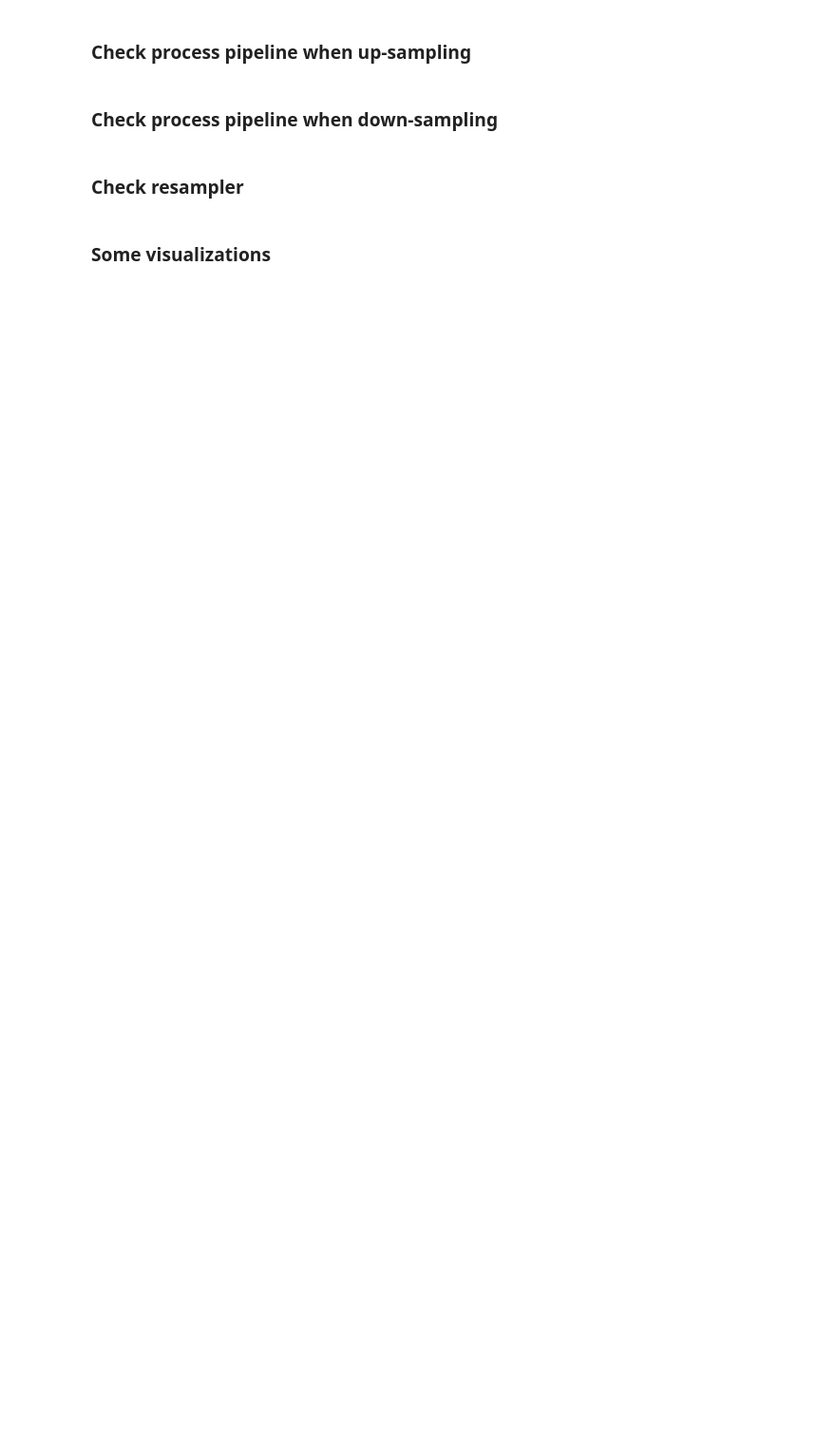
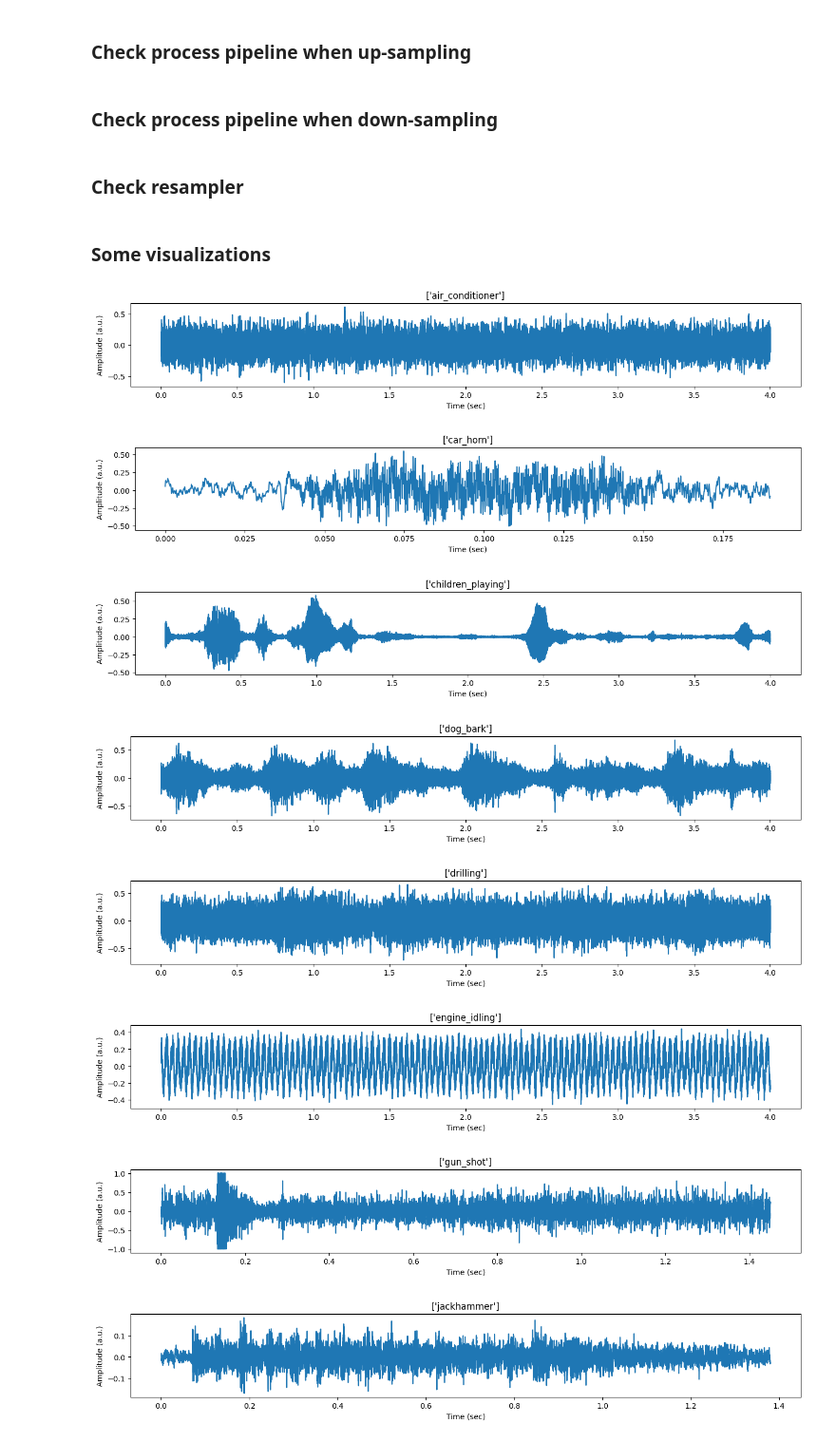
Before and after one commit to alextavern/musicAI, a Jupyter notebook: UrbanSound8K_Data_exploration+feature_extraction.ipynb, the cells around one changed output. Shown at 95% size. Cells and saved outputs as stored; diff of their text form; code cells hidden in the pictures; blank space fills up the shorter version.

```diff
--- a/UrbanSound8K_Data_exploration+feature_extraction.ipynb
+++ b/UrbanSound8K_Data_exploration+feature_extraction.ipynb
@@ -21,5 +10,18 @@ N_MFCC = 13
+# %%
+# general parameters
+PATH = "data"
+SAMPLE_RATE = 44100     # targeted sample for all files
+NUM_OF_SAMPLES = 44100  # targeted number of sample of each file
+
+# parameters for feature extraction (melspectrograms and mfcc)
+N_FFT = 1024
+HOP_LENGTH = 512
+N_MELS = 64
+N_MFCC = 13
 # %% [markdown]
 ### Load metadata
 # %%
-dataset = U.UrbanSoundPrep(PATH)
+dataset = U.UrbanSoundPrep(PATH,
+                           resample_rate=SAMPLE_RATE,
+                           number_of_samples=NUM_OF_SAMPLES)
 df = dataset.metadata
@@ -276,8 +278,34 @@ resampled_waveform.shape
 # %%
 labels = dataset.class_mapping
 # %%
+import torch
+def plot_waveform(waveform, sample_rate, label):
+    waveform = waveform.numpy()
+
+    num_channels, num_frames = waveform.shape
+    time_axis = torch.arange(0, num_frames) / sample_rate
+
+    figure = plt.figure(figsize=(16,2))
+
+    plt.plot(time_axis, waveform[0])
+    key = [k for k, v in labels.items() if v == label]
+    plt.title(key)
+    plt.xlabel('Time (sec)')
+    plt.ylabel('Amplitude (a.u.)')
+
+
 sample_idx = 10
 for label in labels.keys():
     index = df.index[df['class']==label].tolist()
-    waveform, sample_rate, label = dataset.get_processed_waveform(index[sample_idx])
-    dataset.plot_waveform(waveform, sample_rate, label)
+    waveform, sample_rate, label = dataset.get_raw_waveform(index[sample_idx])
+    plot_waveform(waveform, sample_rate, label)
+#     dataset.plot_waveform(waveform, sample_rate, label)
+# %% [output]
+[figure, added]
+[figure, added]
+[figure, added]
+[figure, added]
+[figure, added]
+[figure, added]
+[figure, added]
+[figure, added]
```
Also changed, not shown: parts of 19 cells of this notebook.
